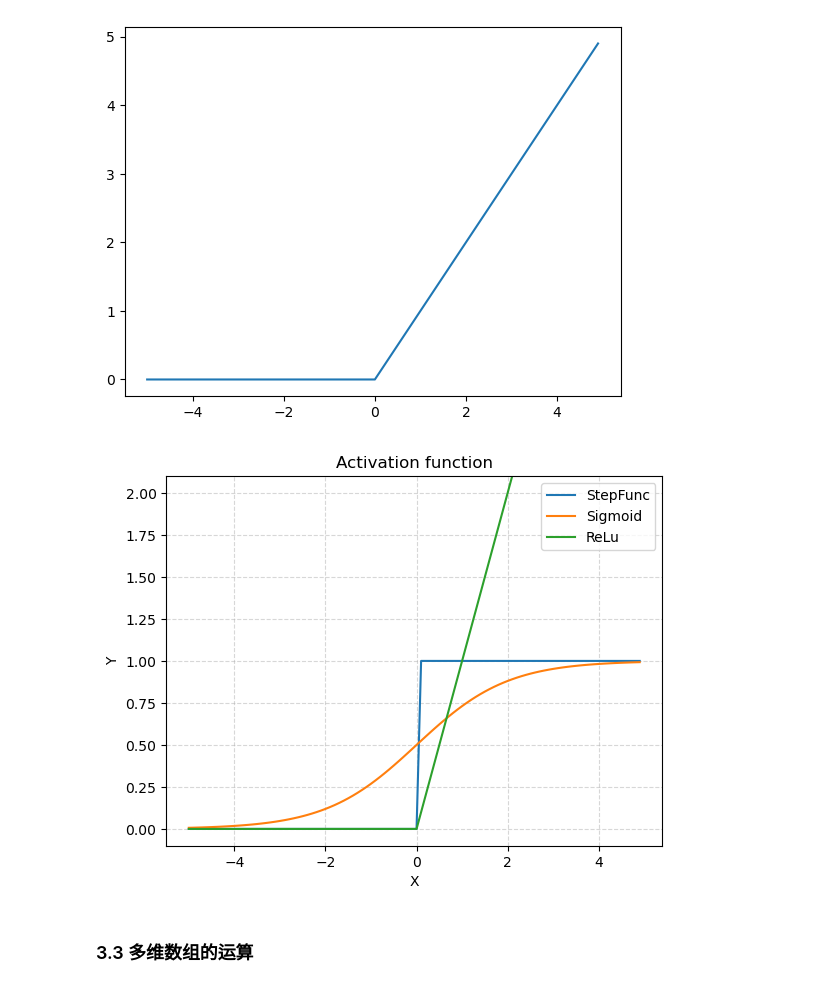
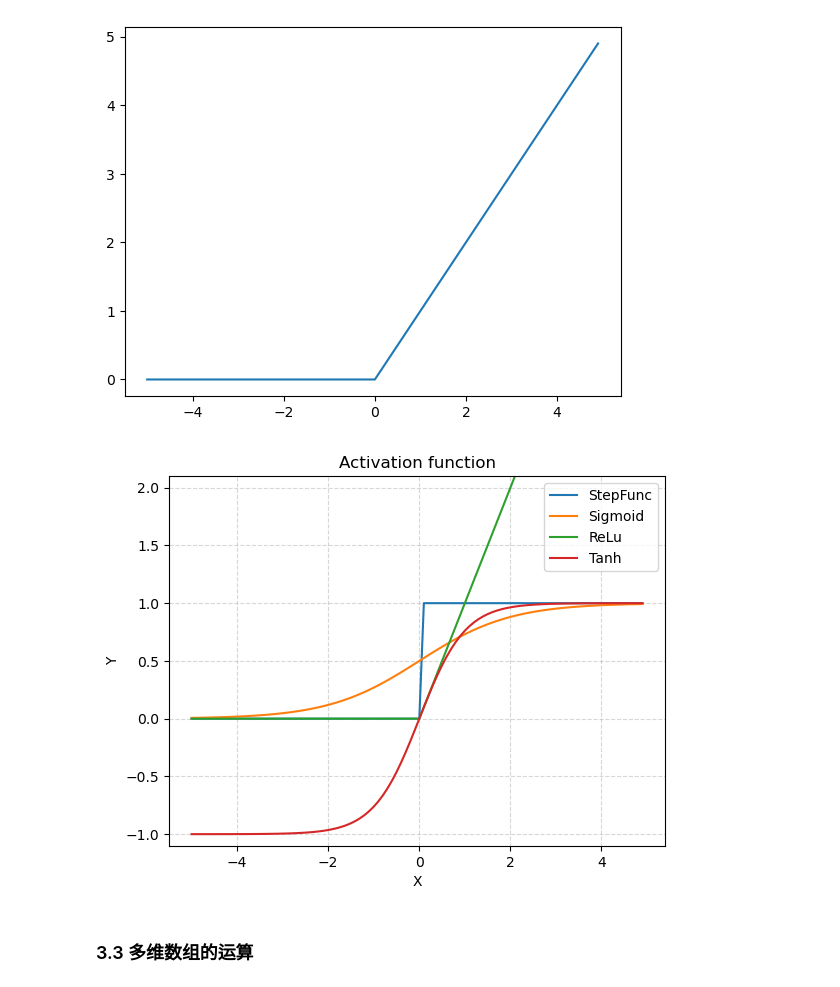
Before and after one commit to Shao0203/aiyaha, a Jupyter notebook: s3_neural_network.ipynb, the cells around one changed output. Saved outputs shown, nothing was run; the diff lists cells and outputs as text; code cells hidden in the pictures.

Commit message:
Add new activation funtion - Tanh

```diff
--- a/s3_neural_network.ipynb
+++ b/s3_neural_network.ipynb
@@ -79,0 +107,7 @@ plt.show()
+# %%
+def _tanh(x):
+    return (np.exp(x) - np.exp(-x)) / (np.exp(x) + np.exp(-x))
+
+
+def tanh(x):
+    return 2 * sigmoid(2*x) - 1
@@ -79,0 +121,6 @@ plt.show()
+# %%
+x = np.arange(-5.0, 5.0, 0.1)
+y = tanh(x)
+plt.plot(x, y)
+plt.ylim(-1.1, 1.1)
+plt.show()
@@ -94,20 +143,21 @@ plt.show()
 # %%
 # 比较三条线
 x = np.arange(-5, 5, 0.1)
-y1, y2, y3 = step(x), sigmoid(x), relu(x)
+y1, y2, y3, y4 = step(x), sigmoid(x), relu(x), tanh(x)
 
 plt.plot(x, y1, label='StepFunc')
 plt.plot(x, y2, label='Sigmoid')
 plt.plot(x, y3, label='ReLu')
-plt.ylim(-0.1, 2.1)
+plt.plot(x, y4, label='Tanh')
+plt.ylim(-1.1, 2.1)
 plt.title('Activation function')
 plt.xlabel('X')
 plt.ylabel('Y')
 plt.grid(True, linestyle='--', alpha=0.5)
 plt.legend()
 plt.show()
 # %% [output]
-[figure, old version]
+[figure, new version]
 # %% [markdown]
 ### 3.3 多维数组的运算
 # %%
```
Also changed, not shown: parts of 5 cells of this notebook, 1 other file.
